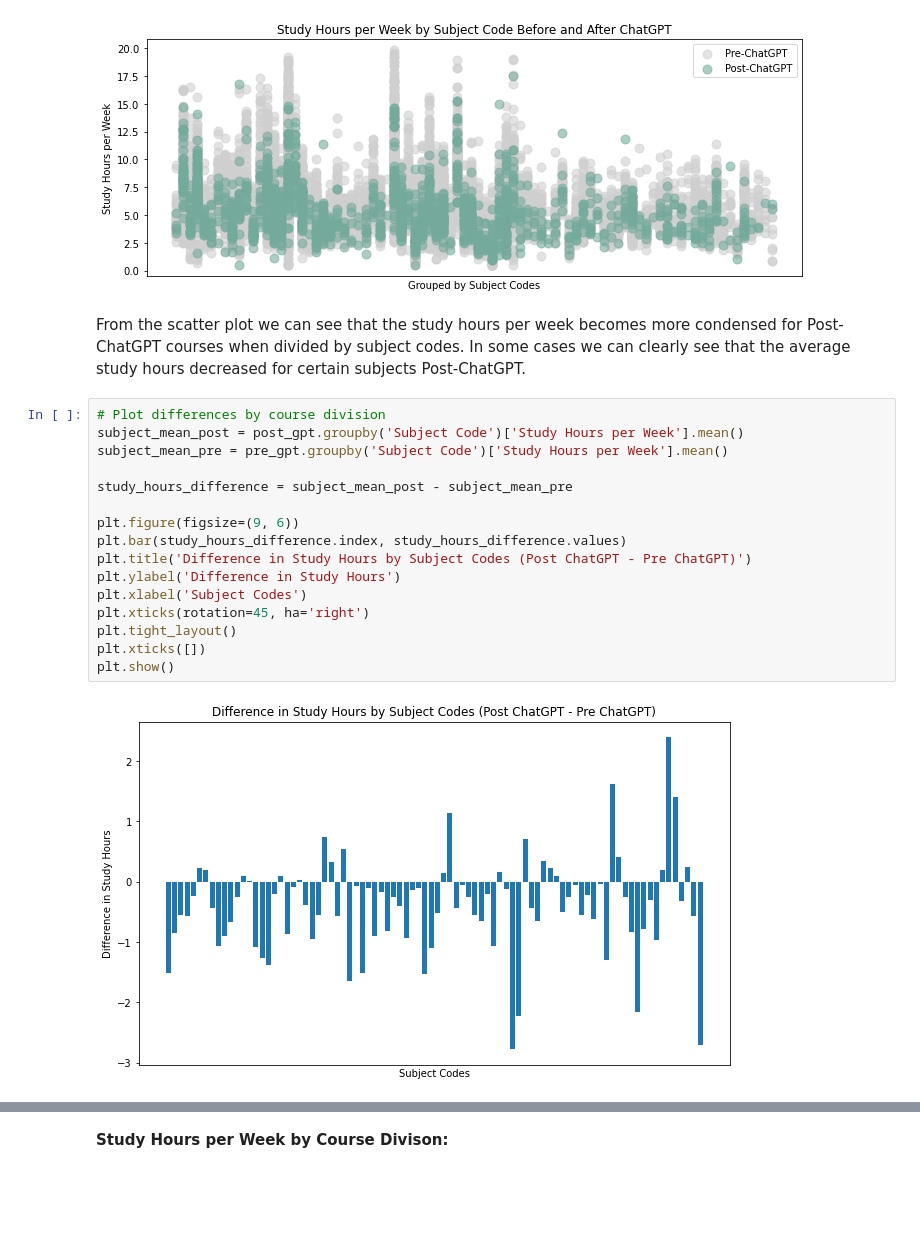
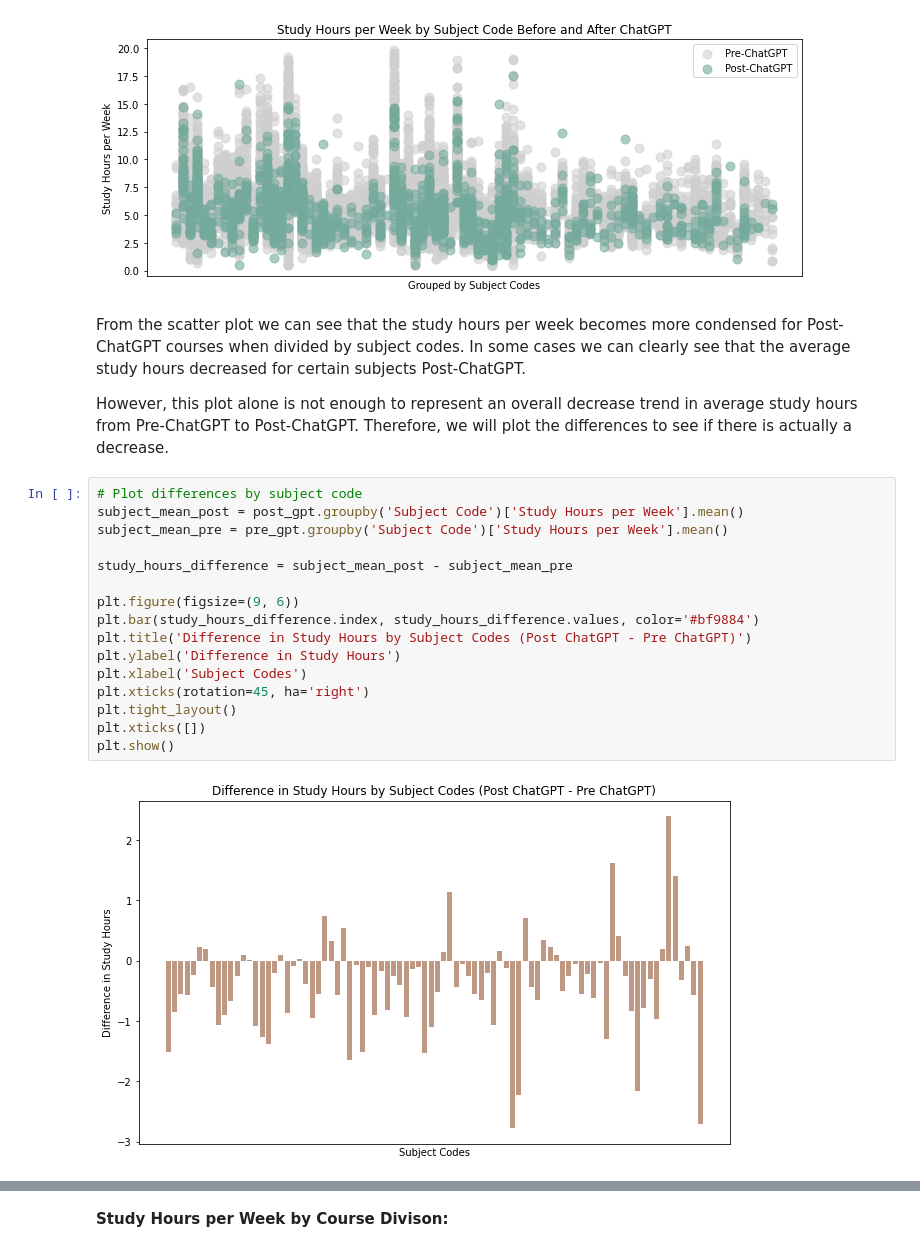
Before and after one commit to aydintabai/AI-Academic-Impact-Case-Study, a Jupyter notebook: EDACheckpoint_Group112_WI24.ipynb, the cells around one changed output, grey strips where cells are left out. Saved outputs shown, nothing was run; the diff lists cells and outputs as text; blank space fills up the shorter version.

Commit message:
Added difference plots

```diff
--- a/EDACheckpoint_Group112_WI24.ipynb
+++ b/EDACheckpoint_Group112_WI24.ipynb
@@ -712,22 +712,24 @@ plt.show()
 [figure]
 # %% [markdown]
 From the scatter plot we can see that the study hours per week becomes more condensed for Post-ChatGPT courses when divided by subject codes. In some cases we can clearly see that the average study hours decreased for certain subjects Post-ChatGPT.
+
+However, this plot alone is not enough to represent an overall decrease trend in average study hours from Pre-ChatGPT to Post-ChatGPT. Therefore, we will plot the differences to see if there is actually a decrease.
 # %%
-# Plot differences by course division
+# Plot differences by subject code
 subject_mean_post = post_gpt.groupby('Subject Code')['Study Hours per Week'].mean()
 subject_mean_pre = pre_gpt.groupby('Subject Code')['Study Hours per Week'].mean()
 
 study_hours_difference = subject_mean_post - subject_mean_pre
 
 plt.figure(figsize=(9, 6))
-plt.bar(study_hours_difference.index, study_hours_difference.values)
+plt.bar(study_hours_difference.index, study_hours_difference.values, color='#bf9884')
 plt.title('Difference in Study Hours by Subject Codes (Post ChatGPT - Pre ChatGPT)')
 plt.ylabel('Difference in Study Hours')
 plt.xlabel('Subject Codes')
 plt.xticks(rotation=45, ha='right')
 plt.tight_layout()
 plt.xticks([])
 plt.show()
 # %% [output]
-[figure, old version]
+[figure, new version]
 # %% [markdown]
```
Also changed, not shown: parts of 33 cells of this notebook.
